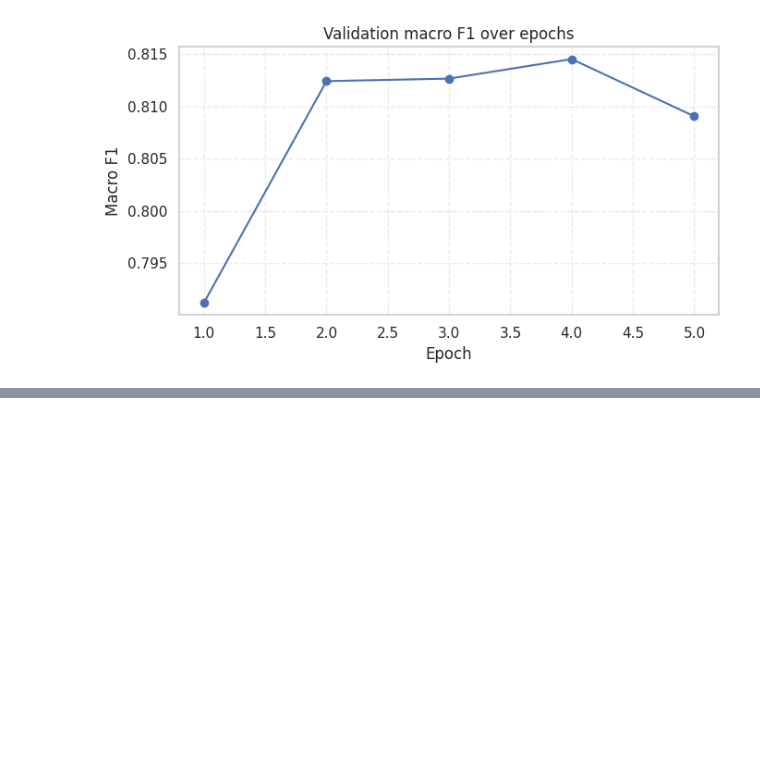
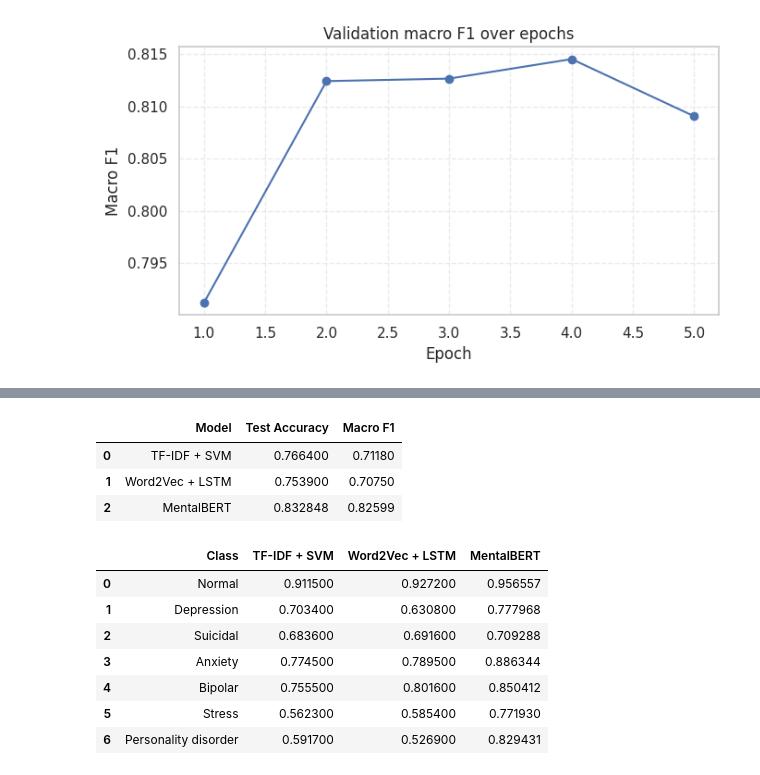
Before and after one commit to prakashy003/MindScope-AI, a Jupyter notebook: notebooks/06_Transformer_Based_Model.ipynb, the cells around one changed output, grey strips where cells are left out. Cells and saved outputs as stored; diff of their text form; code cells hidden in the pictures; blank space fills up the shorter version.

```diff
--- a/notebooks/06_Transformer_Based_Model.ipynb
+++ b/notebooks/06_Transformer_Based_Model.ipynb
@@ -863,0 +1099,15 @@ plt.show()
+# %%
+comparison_summary = pd.DataFrame([
+    ["TF-IDF + SVM",   0.7664, 0.7118],
+    ["Word2Vec + LSTM",0.7539, 0.7075],
+    ["MentalBERT",     float(test_accuracy), float(test_macro_f1)]
+],
+    columns=["Model", "Test Accuracy", "Macro F1"]
+)
+
+display(comparison_summary)
+# %% [output]
+|  | Model | Test Accuracy | Macro F1 |
+| 0 | TF-IDF + SVM | 0.766400 | 0.71180 |
+| 1 | Word2Vec + LSTM | 0.753900 | 0.70750 |
+| 2 | MentalBERT | 0.832848 | 0.82599 |
@@ -863,0 +1154,21 @@ plt.show()
+# %%
+comparison_df = pd.DataFrame({
+    "Class": LABEL_ORDER,
+    "TF-IDF + SVM":       [svm_f1[c] for c in LABEL_ORDER],
+    "Word2Vec + LSTM":    [lstm_f1[c] for c in LABEL_ORDER],
+    "MentalBERT":         [mentalbert_f1[c] for c in LABEL_ORDER],
+})
+
+aligned_df = comparison_df.style.set_properties(**{'text-align': 'center'}).set_table_styles(
+    [{'selector': 'th', 'props': [('text-align', 'center')]}]
+)
+aligned_df
+# %% [output]
+|  | Class | TF-IDF + SVM | Word2Vec + LSTM | MentalBERT |
+| 0 | Normal | 0.911500 | 0.927200 | 0.956557 |
+| 1 | Depression | 0.703400 | 0.630800 | 0.777968 |
+| 2 | Suicidal | 0.683600 | 0.691600 | 0.709288 |
+| 3 | Anxiety | 0.774500 | 0.789500 | 0.886344 |
+| 4 | Bipolar | 0.755500 | 0.801600 | 0.850412 |
+| 5 | Stress | 0.562300 | 0.585400 | 0.771930 |
+| 6 | Personality disorder | 0.591700 | 0.526900 | 0.829431 |
```
Also changed, not shown: parts of 15 cells of this notebook.
